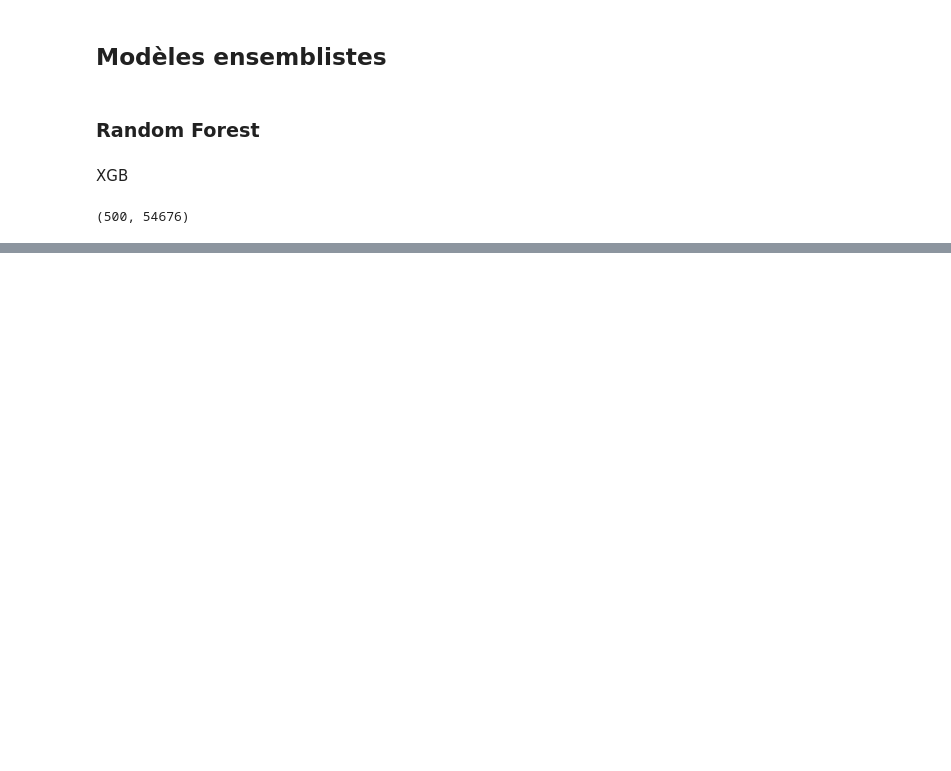
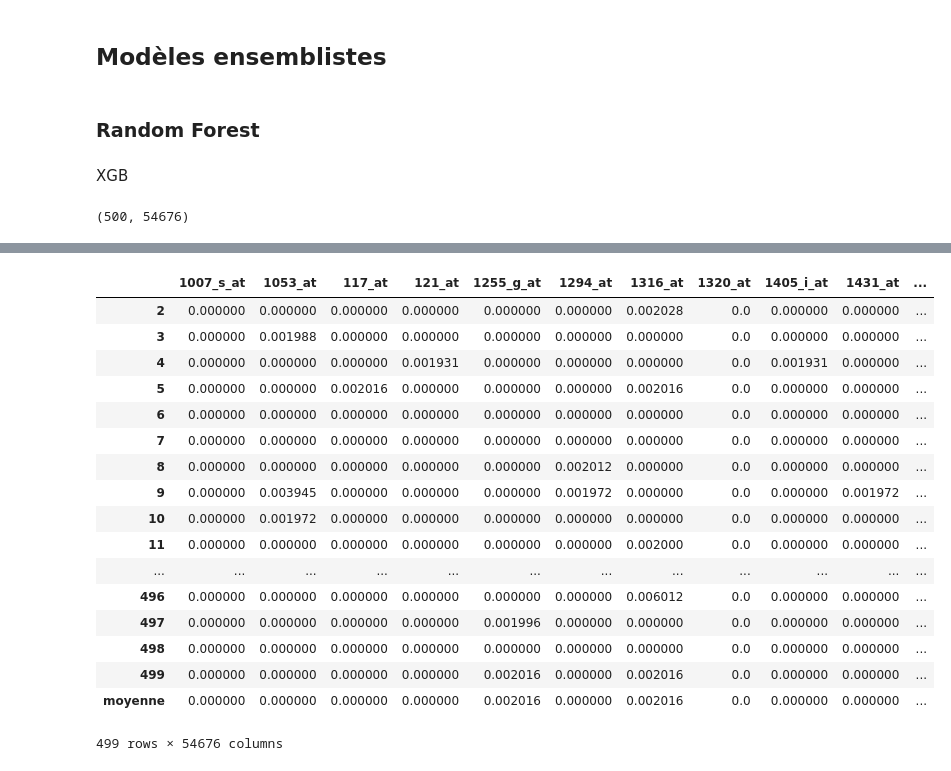
Before and after one commit to MerlinDumeur/PredVir, a Jupyter notebook: Rapport.ipynb, the cells around one changed output, grey strips where cells are left out. Cells and saved outputs as stored; diff of their text form; code cells hidden in the pictures; blank space fills up the shorter version.

```diff
--- a/Rapport.ipynb
+++ b/Rapport.ipynb
@@ -1243,0 +1318,21 @@ Stats.shape
+# %%
+Stats.drop(l)
+# %% [output]
+|  | 1007_s_at | 1053_at | 117_at | 121_at | 1255_g_at | 1294_at | 1316_at | 1320_at | 1405_i_at | 1431_at | ... |
+| 2 | 0.000000 | 0.000000 | 0.000000 | 0.000000 | 0.000000 | 0.000000 | 0.002028 | 0.0 | 0.000000 | 0.000000 | ... |
+| 3 | 0.000000 | 0.001988 | 0.000000 | 0.000000 | 0.000000 | 0.000000 | 0.000000 | 0.0 | 0.000000 | 0.000000 | ... |
+| 4 | 0.000000 | 0.000000 | 0.000000 | 0.001931 | 0.000000 | 0.000000 | 0.000000 | 0.0 | 0.001931 | 0.000000 | ... |
+| 5 | 0.000000 | 0.000000 | 0.002016 | 0.000000 | 0.000000 | 0.000000 | 0.002016 | 0.0 | 0.000000 | 0.000000 | ... |
+| 6 | 0.000000 | 0.000000 | 0.000000 | 0.000000 | 0.000000 | 0.000000 | 0.000000 | 0.0 | 0.000000 | 0.000000 | ... |
+| 7 | 0.000000 | 0.000000 | 0.000000 | 0.000000 | 0.000000 | 0.000000 | 0.000000 | 0.0 | 0.000000 | 0.000000 | ... |
+| 8 | 0.000000 | 0.000000 | 0.000000 | 0.000000 | 0.000000 | 0.002012 | 0.000000 | 0.0 | 0.000000 | 0.000000 | ... |
+| 9 | 0.000000 | 0.003945 | 0.000000 | 0.000000 | 0.000000 | 0.001972 | 0.000000 | 0.0 | 0.000000 | 0.001972 | ... |
+| 10 | 0.000000 | 0.001972 | 0.000000 | 0.000000 | 0.000000 | 0.000000 | 0.000000 | 0.0 | 0.000000 | 0.000000 | ... |
+| 11 | 0.000000 | 0.000000 | 0.000000 | 0.000000 | 0.000000 | 0.000000 | 0.002000 | 0.0 | 0.000000 | 0.000000 | ... |
+| ... | ... | ... | ... | ... | ... | ... | ... | ... | ... | ... | ... |
+| 496 | 0.000000 | 0.000000 | 0.000000 | 0.000000 | 0.000000 | 0.000000 | 0.006012 | 0.0 | 0.000000 | 0.000000 | ... |
+| 497 | 0.000000 | 0.000000 | 0.000000 | 0.000000 | 0.001996 | 0.000000 | 0.000000 | 0.0 | 0.000000 | 0.000000 | ... |
+| 498 | 0.000000 | 0.000000 | 0.000000 | 0.000000 | 0.000000 | 0.000000 | 0.000000 | 0.0 | 0.000000 | 0.000000 | ... |
+| 499 | 0.000000 | 0.000000 | 0.000000 | 0.000000 | 0.002016 | 0.000000 | 0.002016 | 0.0 | 0.000000 | 0.000000 | ... |
+| moyenne | 0.000000 | 0.000000 | 0.000000 | 0.000000 | 0.002016 | 0.000000 | 0.002016 | 0.0 | 0.000000 | 0.000000 | ... |
+499 rows × 54676 columns
```
Also changed, not shown: parts of 19 cells of this notebook, 1 other file.
